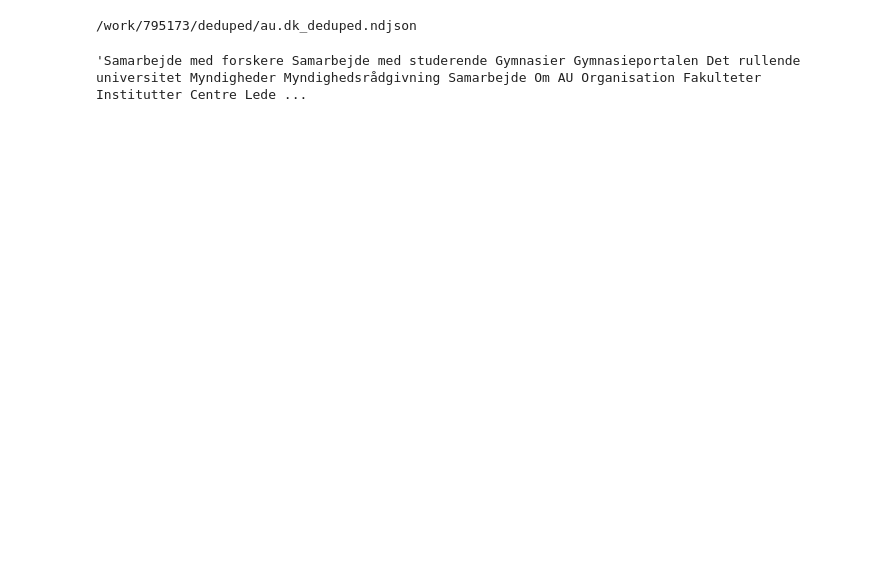
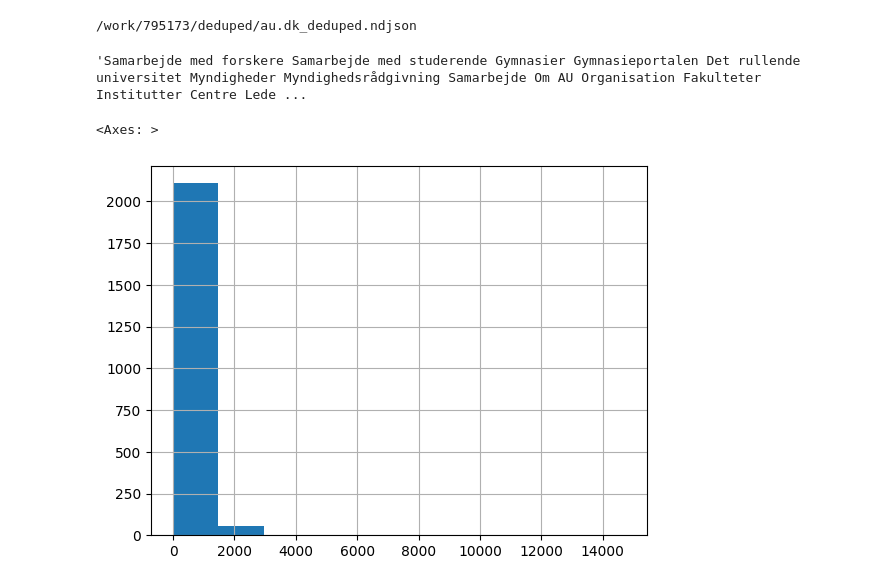
Before and after one commit to centre-for-humanities-computing/au-it-danish-nlp, a Jupyter notebook: ingest_data.ipynb, the cells around one changed output. Drawn from its saved outputs; the diff is of its cells as text; code cells hidden in the pictures; blank space fills up the shorter version.

```diff
--- a/ingest_data.ipynb
+++ b/ingest_data.ipynb
@@ -29,3 +15,9 @@ df = pd.read_json(data_path, lines=True)
 df["text"][5]
 # %% [output]
 'Samarbejde med forskere Samarbejde med studerende Gymnasier Gymnasieportalen Det rullende universitet Myndigheder Myndighedsrådgivning Samarbejde Om AU Organisation Fakulteter Institutter Centre Lede ...
+# %%
+text_lengths = df["text"].str.split().map(lambda x: len(x))
+text_lengths.hist()
+# %% [output]
+<Axes: >
+[figure, added]
```
Also changed, not shown: parts of 9 cells of this notebook.
